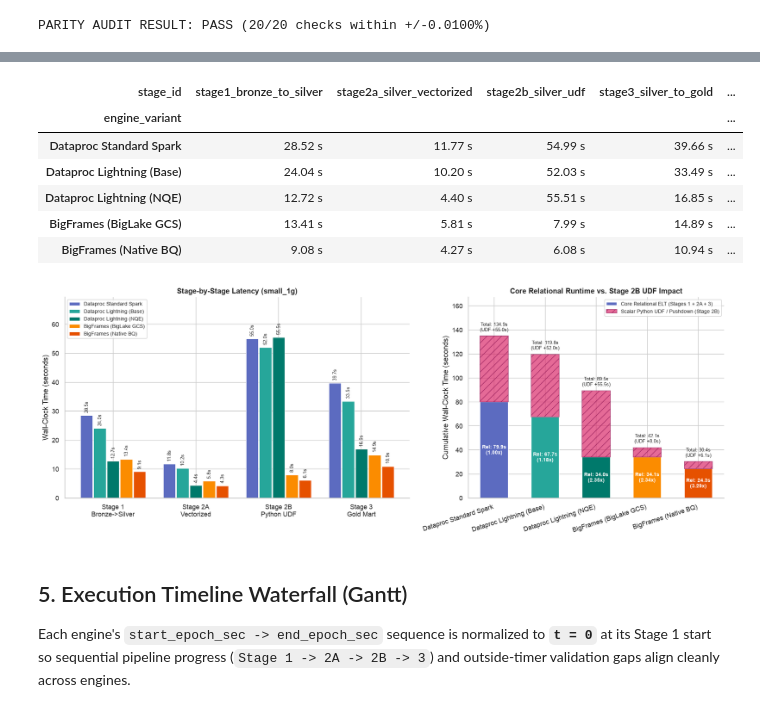
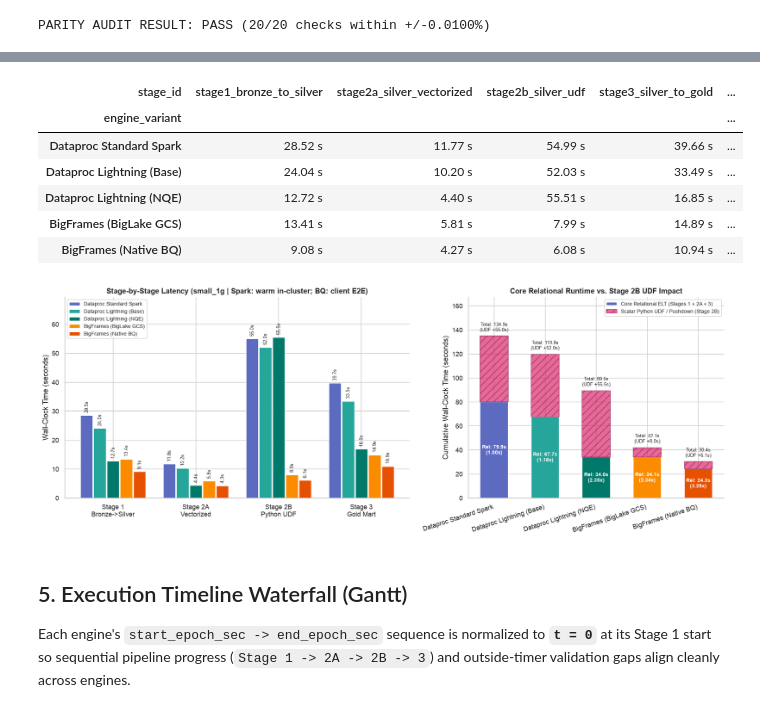
Before and after one commit to johanesalxd/lakehouse-compute-benchmark, a Jupyter notebook: notebooks/04_benchmark_summary_and_tco.ipynb, the cells around one changed output, grey strips where cells are left out. Saved outputs shown, nothing was run; the diff lists cells and outputs as text; code cells hidden in the pictures.

```diff
--- a/notebooks/04_benchmark_summary_and_tco.ipynb
+++ b/notebooks/04_benchmark_summary_and_tco.ipynb
@@ -580,7 +614,7 @@ for idx, eng in enumerate(present_engines):
 ax1.set_xticks(x)
 ax1.set_xticklabels([STAGE_SHORT_LABELS.get(s, s) for s in present_stages])
 ax1.set_ylabel("Wall-Clock Time (seconds)")
-ax1.set_title(f"Stage-by-Stage Latency ({ACTIVE_SCALE_PRESET})")
+ax1.set_title(f"Stage-by-Stage Latency ({ACTIVE_SCALE_PRESET} | Spark: warm in-cluster; BQ: client E2E)")
 ax1.set_ylim(0, max_stage_lat * 1.25)
 ax1.legend(frameon=True, fontsize=8.5, loc="upper left")
 
@@ -611,34 +645,34 @@ if np.any(udf_vals > 0):
         label="Scalar Python UDF / Pushdown (Stage 2B)",
     )
 
 max_tot = float((rel_vals + udf_vals).max())
 for idx, eng in enumerate(present_engines):
     r_v = rel_vals[idx]
     u_v = udf_vals[idx]
     tot_v = r_v + u_v
     sp = lat_summary.loc[eng, "rel_speedup_vs_ref"]
     ax2.text(idx, r_v / 2.0, f"Rel: {r_v:.1f}s\n({sp:.2f}x)", ha="center", va="center", color="white", fontweight="bold", fontsize=8.5)
     if u_v > 0:
         ax2.text(idx, tot_v + max_tot * 0.02, f"Total: {tot_v:.1f}s\n(UDF +{u_v:.1f}s)", ha="center", va="bottom", fontsize=8)
 
 ax2.set_xticks(x2)
 ax2.set_xticklabels(y_labels, rotation=18, ha="right")
 ax2.set_ylabel("Cumulative Wall-Clock Time (seconds)")
 ax2.set_title("Core Relational Runtime vs. Stage 2B UDF Impact")
 ax2.set_ylim(0, max_tot * 1.24)
 ax2.legend(frameon=True, fontsize=8.5, loc="upper right")
 
 plt.tight_layout()
 plt.show()
 # %% [output]
 | stage_id | stage1_bronze_to_silver | stage2a_silver_vectorized | stage2b_silver_udf | stage3_silver_to_gold | ... |
 | engine_variant |  |  |  |  | ... |
 | Dataproc Standard Spark | 28.52 s | 11.77 s | 54.99 s | 39.66 s | ... |
 | Dataproc Lightning (Base) | 24.04 s | 10.20 s | 52.03 s | 33.49 s | ... |
 | Dataproc Lightning (NQE) | 12.72 s | 4.40 s | 55.51 s | 16.85 s | ... |
 | BigFrames (BigLake GCS) | 13.41 s | 5.81 s | 7.99 s | 14.89 s | ... |
 | BigFrames (Native BQ) | 9.08 s | 4.27 s | 6.08 s | 10.94 s | ... |
-[figure, old version]
+[figure, new version]
 # %% [markdown]
 ## 5. Execution Timeline Waterfall (Gantt)
 
```
Also changed, not shown: parts of 18 cells of this notebook.
